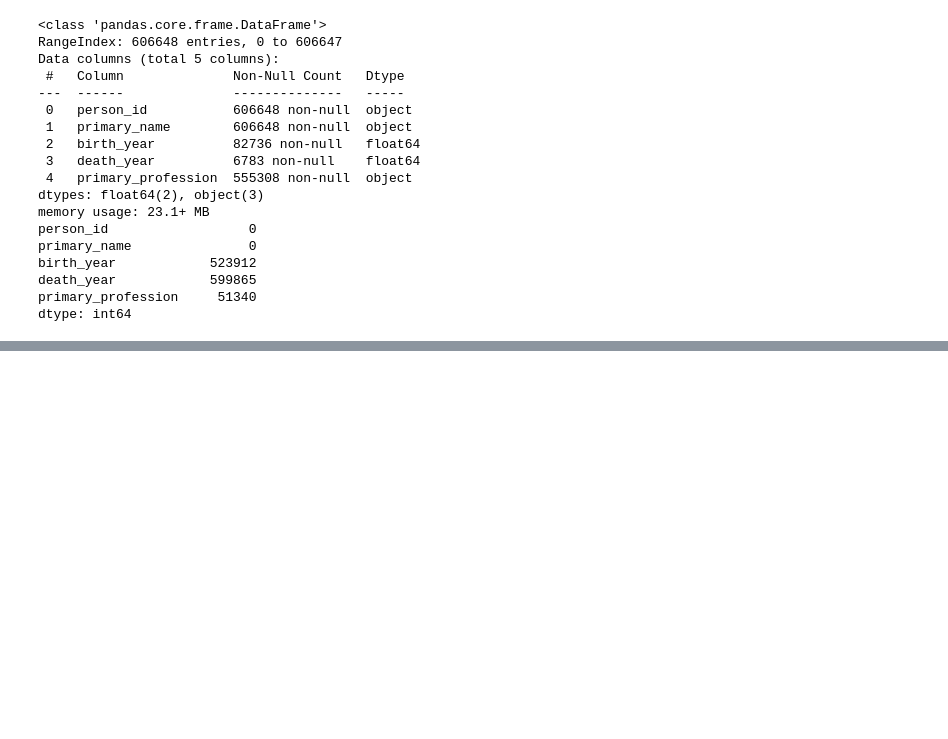
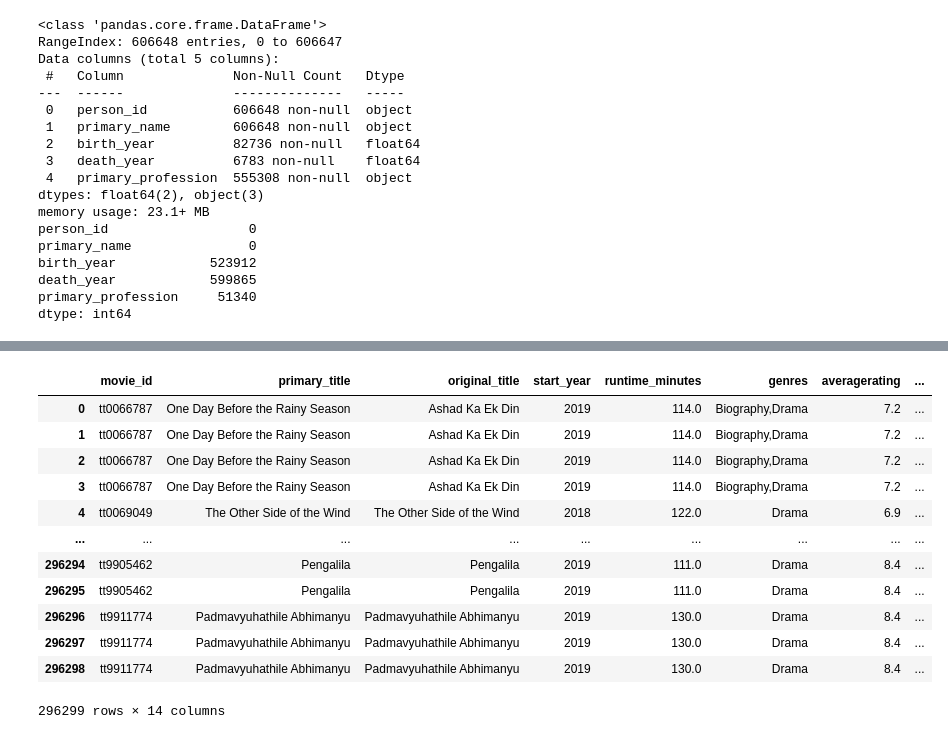
Before and after one commit to Arasirwa/stunning-computing-machine, a Jupyter notebook: notebooks/exploratory.ipynb, the cells around one changed output, grey strips where cells are left out. Cells and saved outputs as stored; diff of their text form; code cells hidden in the pictures; blank space fills up the shorter version.

```diff
--- a/notebooks/exploratory.ipynb
+++ b/notebooks/exploratory.ipynb
@@ -427,0 +532,3 @@ dtype: int64
+# %%
+known_for = imdb_tables['known_for']
+known_for
@@ -427,0 +549,3 @@ dtype: int64
+# %%
+people_merge1 = people_merge.merge(known_for, on=['person_id', 'movie_id'], how='left')
+people_merge1
@@ -427,0 +566,3 @@ dtype: int64
+# %%
+writers = imdb_tables['writers']
+writers
@@ -427,0 +583,5 @@ dtype: int64
+# %%
+writers_cp = writers.copy(deep=True)
+
+people_merge1 = people_merge1.merge(writers_cp, on=['movie_id', 'person_id'], how='left')
+people_merge1 = people_merge1.drop_duplicates()
@@ -427,0 +604,17 @@ dtype: int64
+# %%
+final_df = movie_merge.merge(people_merge1, on='movie_id', how='left')
+final_df
+# %% [output]
+|  | movie_id | primary_title | original_title | start_year | runtime_minutes | genres | averagerating | ... |
+| 0 | tt0066787 | One Day Before the Rainy Season | Ashad Ka Ek Din | 2019 | 114.0 | Biography,Drama | 7.2 | ... |
+| 1 | tt0066787 | One Day Before the Rainy Season | Ashad Ka Ek Din | 2019 | 114.0 | Biography,Drama | 7.2 | ... |
+| 2 | tt0066787 | One Day Before the Rainy Season | Ashad Ka Ek Din | 2019 | 114.0 | Biography,Drama | 7.2 | ... |
+| 3 | tt0066787 | One Day Before the Rainy Season | Ashad Ka Ek Din | 2019 | 114.0 | Biography,Drama | 7.2 | ... |
+| 4 | tt0069049 | The Other Side of the Wind | The Other Side of the Wind | 2018 | 122.0 | Drama | 6.9 | ... |
+| ... | ... | ... | ... | ... | ... | ... | ... | ... |
+| 296294 | tt9905462 | Pengalila | Pengalila | 2019 | 111.0 | Drama | 8.4 | ... |
+| 296295 | tt9905462 | Pengalila | Pengalila | 2019 | 111.0 | Drama | 8.4 | ... |
+| 296296 | tt9911774 | Padmavyuhathile Abhimanyu | Padmavyuhathile Abhimanyu | 2019 | 130.0 | Drama | 8.4 | ... |
+| 296297 | tt9911774 | Padmavyuhathile Abhimanyu | Padmavyuhathile Abhimanyu | 2019 | 130.0 | Drama | 8.4 | ... |
+| 296298 | tt9911774 | Padmavyuhathile Abhimanyu | Padmavyuhathile Abhimanyu | 2019 | 130.0 | Drama | 8.4 | ... |
+296299 rows × 14 columns
```
Also changed, not shown: parts of 24 cells of this notebook.
